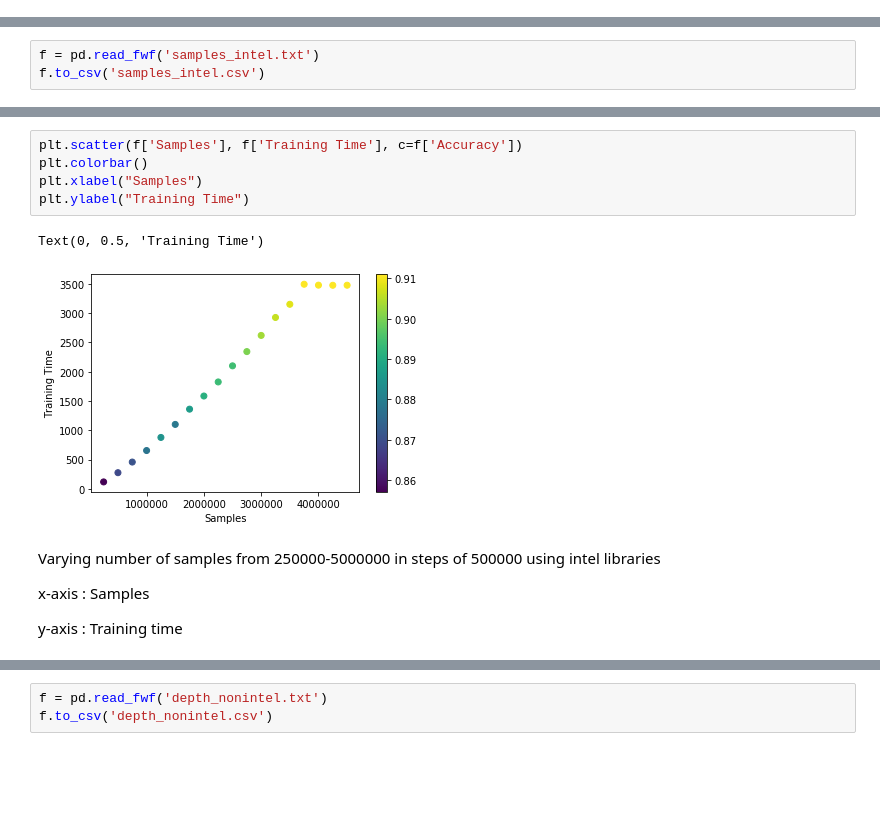
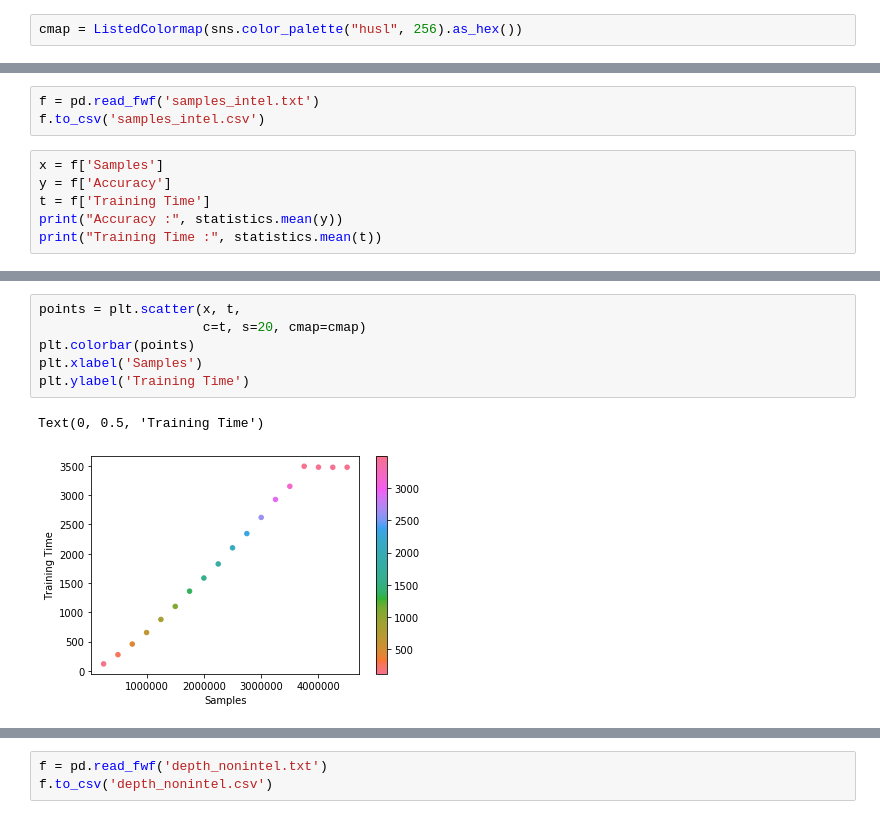
Before and after one commit to purvabhalekar/intel_dev_tests, a Jupyter notebook: IntelvsNonIntel/Intel Report.ipynb, the cells around one changed output, grey strips where cells are left out. Saved outputs shown, nothing was run; the diff lists cells and outputs as text; blank space fills up the shorter version.

```diff
--- a/IntelvsNonIntel/Intel Report.ipynb
+++ b/IntelvsNonIntel/Intel Report.ipynb
@@ -7,3 +9,5 @@ from mpl_toolkits import mplot3d
+# %%
+cmap = ListedColormap(sns.color_palette("husl", 256).as_hex())
 # %%
 f = pd.read_fwf('depth_intel.txt')
 f.to_csv('depth_intel.csv')
@@ -71,3 +71,9 @@ y-axis : Accuracy
 # %%
 f = pd.read_fwf('samples_intel.txt')
 f.to_csv('samples_intel.csv')
+# %%
+x = f['Samples']
+y = f['Accuracy']
+t = f['Training Time']
+print("Accuracy :", statistics.mean(y))
+print("Training Time :", statistics.mean(t))
@@ -74,14 +92,9 @@ f.to_csv('samples_intel.csv')
 # %%
-plt.scatter(f['Samples'], f['Training Time'], c=f['Accuracy'])
-plt.colorbar()
-plt.xlabel("Samples")
-plt.ylabel("Training Time")
+points = plt.scatter(x, t,
+                     c=t, s=20, cmap=cmap)
+plt.colorbar(points)
+plt.xlabel('Samples')
+plt.ylabel('Training Time')
 # %% [output]
 Text(0, 0.5, 'Training Time')
-[figure, old version]
+[figure, new version]
-# %% [markdown]
-Varying number of samples from 250000-5000000 in steps of 500000 using intel libraries
-
-x-axis : Samples
-
-y-axis : Training time
```
Also changed, not shown: parts of 37 cells of this notebook, 1 other file.
